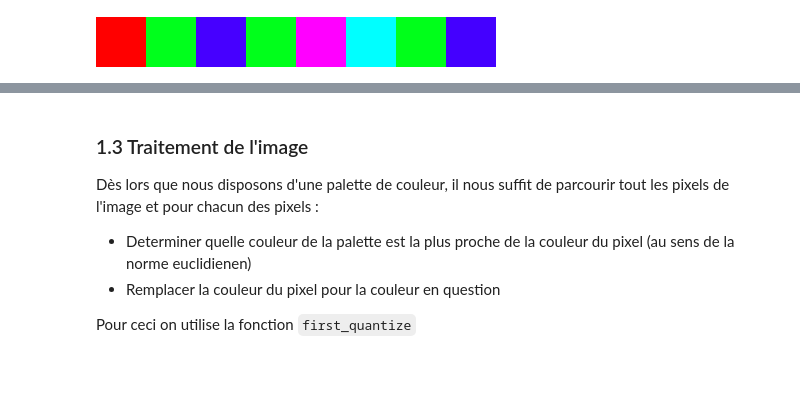
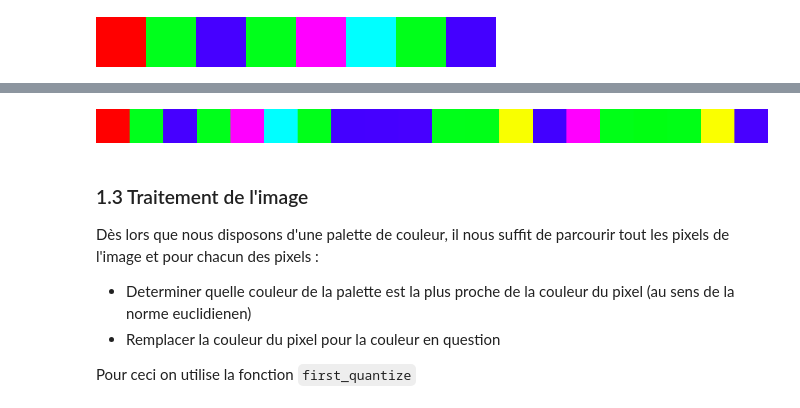
Before and after one commit to MaximeMoreauCerise/INF_TC1_Quantize, a Jupyter notebook: main.ipynb, the cells around one changed output, grey strips where cells are left out. Saved outputs shown, nothing was run; the diff lists cells and outputs as text; code cells hidden in the pictures; blank space fills up the shorter version.

```diff
--- a/main.ipynb
+++ b/main.ipynb
@@ -172,3 +177,8 @@ aff_palette(palette2)
+# %%
+palette2_bis = set_palette(20,l2)
+aff_palette(palette2_bis)
+# %% [output]
+[figure, added]
 # %% [markdown]
 ### 1.3 Traitement de l'image
 
```
Also changed, not shown: parts of 12 cells of this notebook.
